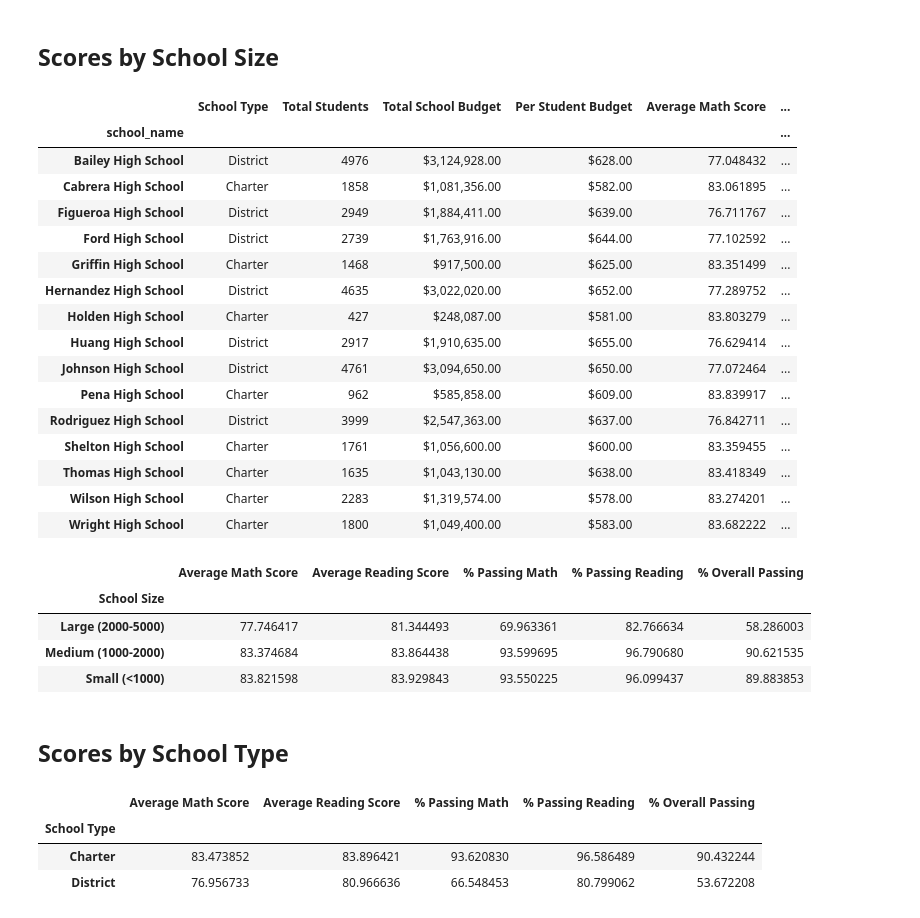
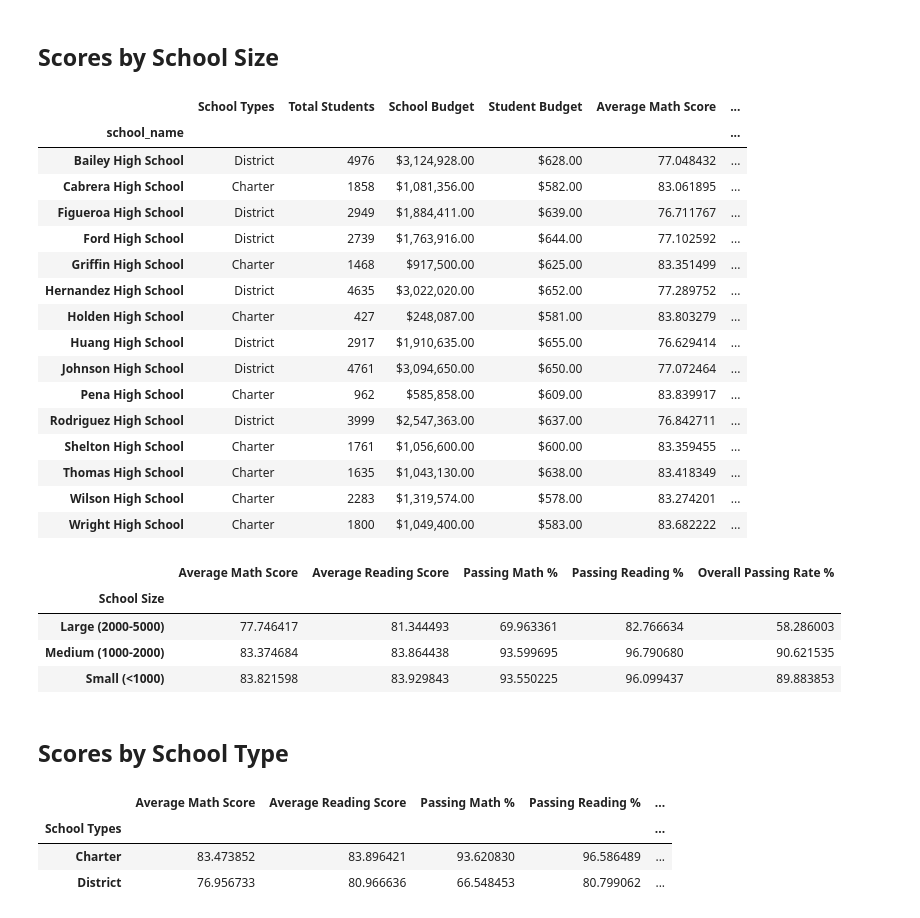
Before and after one commit to AllyEveslage/pandas-challenge, a Jupyter notebook: PyCitySchools/PyCitySchools_starter.ipynb, the cells around one changed output. Cells and saved outputs as stored; diff of their text form; code cells hidden in the pictures.

```diff
--- a/PyCitySchools/PyCitySchools_starter.ipynb
+++ b/PyCitySchools/PyCitySchools_starter.ipynb
@@ -120,4 +207,5 @@ school_students_passing_math = school_data_complete[(school_data_complete["readi
 # %%
 # Calculate the number of students per school with reading scores of 70 or higher from school_data_complete
-students_passing_reading = school_data_complete[(school_data_complete["reading_score"] >=70)
-school_students_passing_reading =
+students_passing_reading = school_data_complete.loc[(school_data_complete["reading_score"]>=70),:]
+school_students_passing_reading = students_passing_reading["school_name"].value_counts()
+school_students_passing_reading
@@ -124,6 +230,7 @@ school_students_passing_reading =
 # %%
 # Use the provided code to calculate the number of students per school that passed both math and reading with scores of 70 or higher
-students_passing_math_and_reading = school_data_complete.loc[
+students_passing_math_and_reading = school_data_complete[
     (school_data_complete["reading_score"] >= 70) & (school_data_complete["math_score"] >= 70)
 ]
 school_students_passing_math_and_reading = students_passing_math_and_reading.groupby(["school_name"]).size()
+school_students_passing_math_and_reading
@@ -135,11 +279,17 @@ overall_passing_rate = school_students_passing_math_and_reading / per_school_cou
 # %%
 # Create a DataFrame called `per_school_summary` with columns for the calculations above.
-per_school_summary =
+per_school_summary = pd.DataFrame({"School Types":school_types,"Total Students":per_school_counts,
+                                   "School Budget":per_school_budget,"Student Budget":per_school_capita,
+                                    "Average Math Score":per_school_math, "Average Reading Score":per_school_reading,
+                                    "Passing Math %":per_school_passing_math,"Passing Reading %":per_school_passing_reading,
+                                    "Overall Passing Rate %":overall_passing_rate})
 
 # Formatting
-per_school_summary["Total School Budget"] = per_school_summary["Total School Budget"].map("${:,.2f}".format)
-per_school_summary["Per Student Budget"] = per_school_summary["Per Student Budget"].map("${:,.2f}".format)
+per_school_summary["School Budget"] = per_school_summary["School Budget"].map("${:,.2f}".format)
+per_school_summary["Student Budget"] = per_school_summary["Student Budget"].map("${:,.2f}".format)
 
 # Display the DataFrame
+
+
 per_school_summary
 # %% [output]
@@ -329,13 +490,13 @@ labels = ["Small (<1000)", "Medium (1000-2000)", "Large (2000-5000)"]
 school_size_df = per_school_summary.copy()
 # %%
 # Use `pd.cut` on the per_school_counts Series from earlier to categorize school size based on the bins.
-school_size_df["School Size"] =
+school_size_df["School Size"] = pd.cut(per_school_counts, size_bins, labels=labels)
 
 # Convert School Size to a string
 school_size_df["School Size"] = school_size_df["School Size"].astype(str)
 school_size_df
 # %% [output]
-|  | School Type | Total Students | Total School Budget | Per Student Budget | Average Math Score | ... |
+|  | School Types | Total Students | School Budget | Student Budget | Average Math Score | ... |
 | school_name |  |  |  |  |  | ... |
 | Bailey High School | District | 4976 | $3,124,928.00 | $628.00 | 77.048432 | ... |
 | Cabrera High School | Charter | 1858 | $1,081,356.00 | $582.00 | 83.061895 | ... |
@@ -362,12 +523,14 @@ size_overall_passing = school_size_df.groupby(["School Size"])["% Overall Passin
 # %%
 # Create a DataFrame called `size_summary` that breaks down school performance based on school size (small, medium, or large).
 # Use the scores above to create a new DataFrame called `size_summary`
-size_summary =
+size_summary = pd.DataFrame({"Average Math Score" : size_math_scores,"Average Reading Score": size_reading_scores,
+                                 "Passing Math %": size_passing_math, "Passing Reading %": size_passing_reading,
+                                 "Overall Passing Rate %": size_overall_passing})
 
 # Display results
 size_summary
 # %% [output]
-|  | Average Math Score | Average Reading Score | % Passing Math | % Passing Reading | % Overall Passing |
+|  | Average Math Score | Average Reading Score | Passing Math % | Passing Reading % | Overall Passing Rate % |
 | School Size |  |  |  |  |  |
 | Large (2000-5000) | 77.746417 | 81.344493 | 69.963361 | 82.766634 | 58.286003 |
 | Medium (1000-2000) | 83.374684 | 83.864438 | 93.599695 | 96.790680 | 90.621535 |
@@ -376,19 +539,21 @@ size_summary
 ## Scores by School Type
 # %%
 # Group the per_school_summary DataFrame by "School Type" and average the results.
-average_math_score_by_type = per_school_summary.groupby(["School Type"])["Average Math Score"].mean()
-average_reading_score_by_type = per_school_summary.groupby(["School Type"])["Average Reading Score"].mean()
-average_percent_passing_math_by_type = per_school_summary.groupby(["School Type"])["% Passing Math"].mean()
-average_percent_passing_reading_by_type = per_school_summary.groupby(["School Type"])["% Passing Reading"].mean()
-average_percent_overall_passing_by_type = per_school_summary.groupby(["School Type"])["% Overall Passing"].mean()
+average_math_score_by_type = per_school_summary.groupby(["School Types"])["Average Math Score"].mean()
+average_reading_score_by_type = per_school_summary.groupby(["School Types"])["Average Reading Score"].mean()
+average_percent_passing_math_by_type = per_school_summary.groupby(["School Types"])["Passing Math %"].mean()
+average_percent_passing_reading_by_type = per_school_summary.groupby(["School Types"])["Passing Reading %"].mean()
+average_percent_overall_passing_by_type = per_school_summary.groupby(["School Types"])["Overall Passing Rate %"].mean()
 # %%
 # Assemble the new data by type into a DataFrame called `type_summary`
-type_summary =
+type_summary = pd.DataFrame({"Average Math Score" : average_math_score_by_type,"Average Reading Score": average_reading_score_by_type,
+                                 "Passing Math %": average_percent_passing_math_by_type, "Passing Reading %": average_percent_passing_reading_by_type,
+                                 "Overall Passing Rate %": average_percent_overall_passing_by_type})
 
 # Display results
 type_summary
 # %% [output]
-|  | Average Math Score | Average Reading Score | % Passing Math | % Passing Reading | % Overall Passing |
-| School Type |  |  |  |  |  |
-| Charter | 83.473852 | 83.896421 | 93.620830 | 96.586489 | 90.432244 |
-| District | 76.956733 | 80.966636 | 66.548453 | 80.799062 | 53.672208 |
+|  | Average Math Score | Average Reading Score | Passing Math % | Passing Reading % | ... |
+| School Types |  |  |  |  | ... |
+| Charter | 83.473852 | 83.896421 | 93.620830 | 96.586489 | ... |
+| District | 76.956733 | 80.966636 | 66.548453 | 80.799062 | ... |
```
Also changed, not shown: parts of 25 cells of this notebook.
